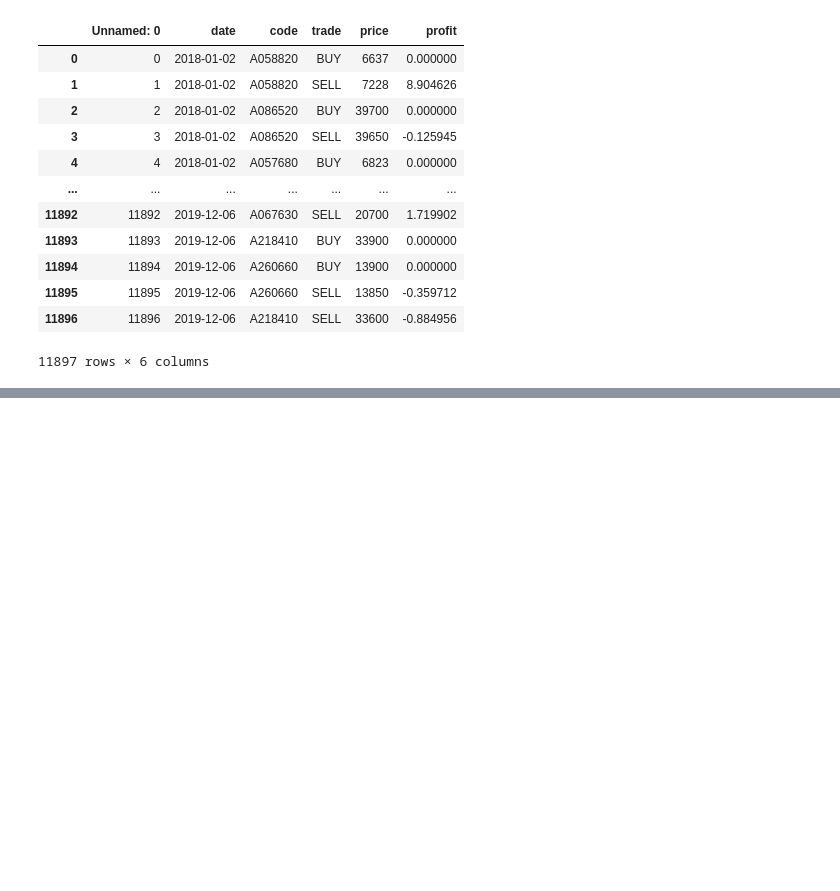
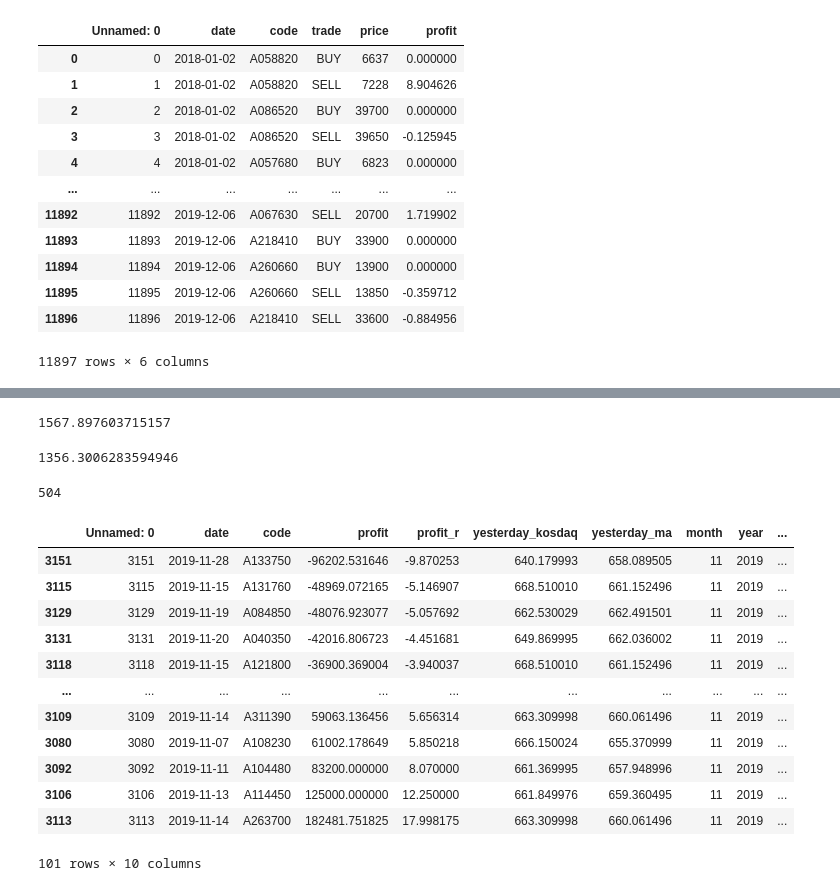
Before and after one commit to wingsof/trader, a Jupyter notebook: experiments/profit_analysis.ipynb, the cells around one changed output, grey strips where cells are left out. Saved outputs shown, nothing was run; the diff lists cells and outputs as text; code cells hidden in the pictures; blank space fills up the shorter version.

```diff
--- a/experiments/profit_analysis.ipynb
+++ b/experiments/profit_analysis.ipynb
@@ -285,0 +349,30 @@ len(profit_df[profit_df['profit_r'] < 0.])
+# %%
+profit_over_ma_df['profit_r'].sum()
+# %% [output]
+1567.897603715157
+# %%
+profit_df['profit_r'].sum()
+# %% [output]
+1356.3006283594946
+# %%
+len(profit_over_ma_df[(profit_over_ma_df['profit_r'] < 0.) & (profit_over_ma_df['year'] == 2019)])
+# %% [output]
+504
+# %%
+worst_profit_df = profit_df[(profit_df['year'] == 2019) & (profit_df['month'] == 11)]
+# %%
+worst_profit_df.sort_values(by='profit_r')
+# %% [output]
+|  | Unnamed: 0 | date | code | profit | profit_r | yesterday_kosdaq | yesterday_ma | month | year | ... |
+| 3151 | 3151 | 2019-11-28 | A133750 | -96202.531646 | -9.870253 | 640.179993 | 658.089505 | 11 | 2019 | ... |
+| 3115 | 3115 | 2019-11-15 | A131760 | -48969.072165 | -5.146907 | 668.510010 | 661.152496 | 11 | 2019 | ... |
+| 3129 | 3129 | 2019-11-19 | A084850 | -48076.923077 | -5.057692 | 662.530029 | 662.491501 | 11 | 2019 | ... |
+| 3131 | 3131 | 2019-11-20 | A040350 | -42016.806723 | -4.451681 | 649.869995 | 662.036002 | 11 | 2019 | ... |
+| 3118 | 3118 | 2019-11-15 | A121800 | -36900.369004 | -3.940037 | 668.510010 | 661.152496 | 11 | 2019 | ... |
+| ... | ... | ... | ... | ... | ... | ... | ... | ... | ... | ... |
+| 3109 | 3109 | 2019-11-14 | A311390 | 59063.136456 | 5.656314 | 663.309998 | 660.061496 | 11 | 2019 | ... |
+| 3080 | 3080 | 2019-11-07 | A108230 | 61002.178649 | 5.850218 | 666.150024 | 655.370999 | 11 | 2019 | ... |
+| 3092 | 3092 | 2019-11-11 | A104480 | 83200.000000 | 8.070000 | 661.369995 | 657.948996 | 11 | 2019 | ... |
+| 3106 | 3106 | 2019-11-13 | A114450 | 125000.000000 | 12.250000 | 661.849976 | 659.360495 | 11 | 2019 | ... |
+| 3113 | 3113 | 2019-11-14 | A263700 | 182481.751825 | 17.998175 | 663.309998 | 660.061496 | 11 | 2019 | ... |
+101 rows × 10 columns
```
Also changed, not shown: parts of 19 cells of this notebook, 27 other files.
